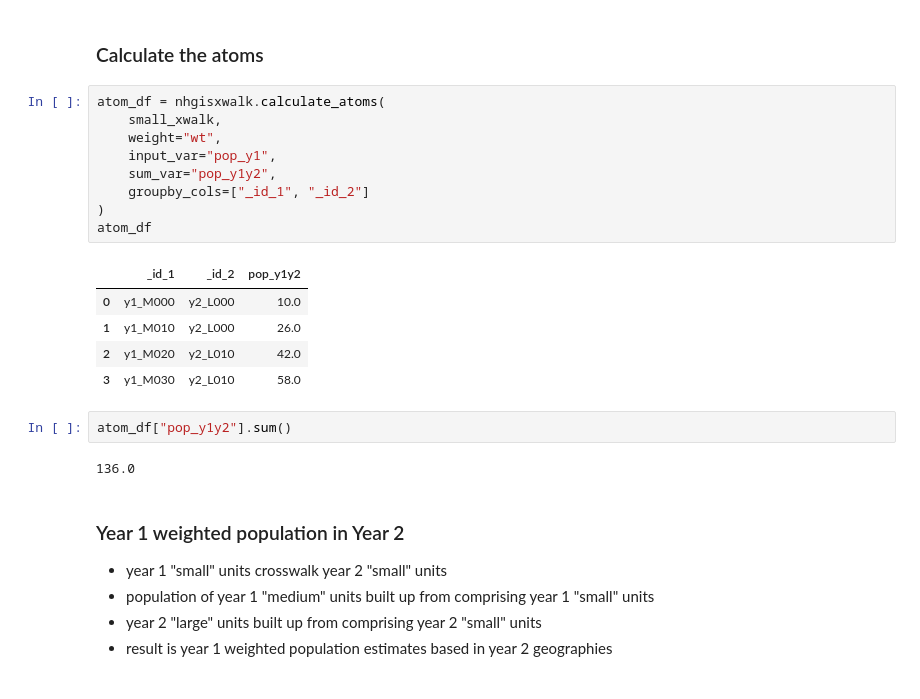
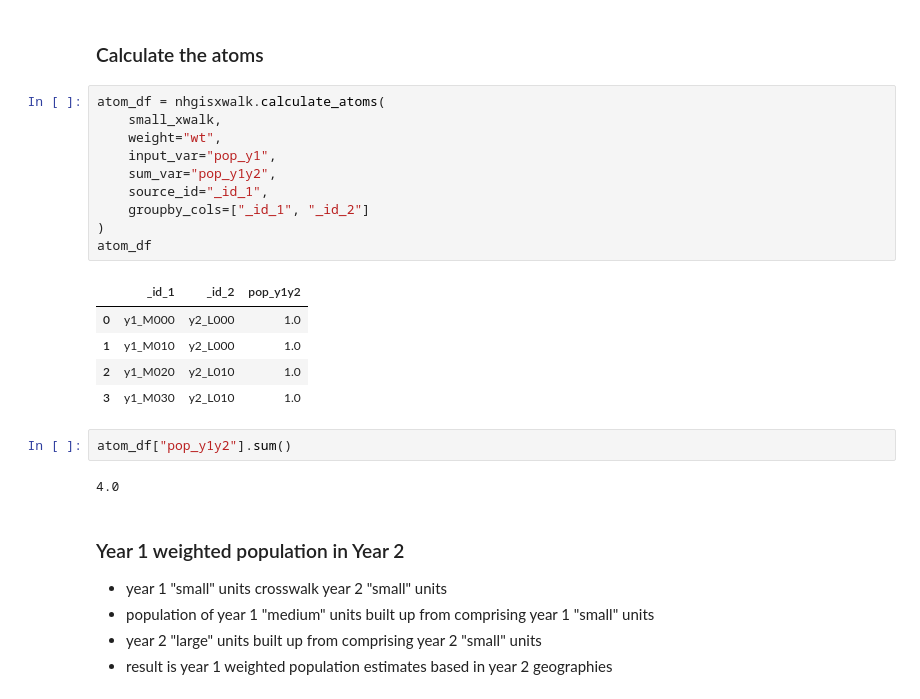
Before and after one commit to ipums/nhgisxwalk, a Jupyter notebook: notebooks/synthetic-example.ipynb, the cells around one changed output. Drawn from its saved outputs; the diff is of its cells as text.

```diff
--- a/notebooks/synthetic-example.ipynb
+++ b/notebooks/synthetic-example.ipynb
@@ -348,22 +340,23 @@ small_xwalk.head(10)
 # %%
 atom_df = nhgisxwalk.calculate_atoms(
     small_xwalk,
     weight="wt",
     input_var="pop_y1",
     sum_var="pop_y1y2",
+    source_id="_id_1",
     groupby_cols=["_id_1", "_id_2"]
 )
 atom_df
 # %% [output]
 |  | _id_1 | _id_2 | pop_y1y2 |
-| 0 | y1_M000 | y2_L000 | 10.0 |
-| 1 | y1_M010 | y2_L000 | 26.0 |
-| 2 | y1_M020 | y2_L010 | 42.0 |
-| 3 | y1_M030 | y2_L010 | 58.0 |
+| 0 | y1_M000 | y2_L000 | 1.0 |
+| 1 | y1_M010 | y2_L000 | 1.0 |
+| 2 | y1_M020 | y2_L010 | 1.0 |
+| 3 | y1_M030 | y2_L010 | 1.0 |
 # %%
 atom_df["pop_y1y2"].sum()
 # %% [output]
-136.0
+4.0
 # %% [markdown]
 ### Year 1 weighted population in Year 2
 * year 1 "small" units crosswalk year 2 "small" units
```
Also changed, not shown: parts of 11 cells of this notebook, 4 other files.
